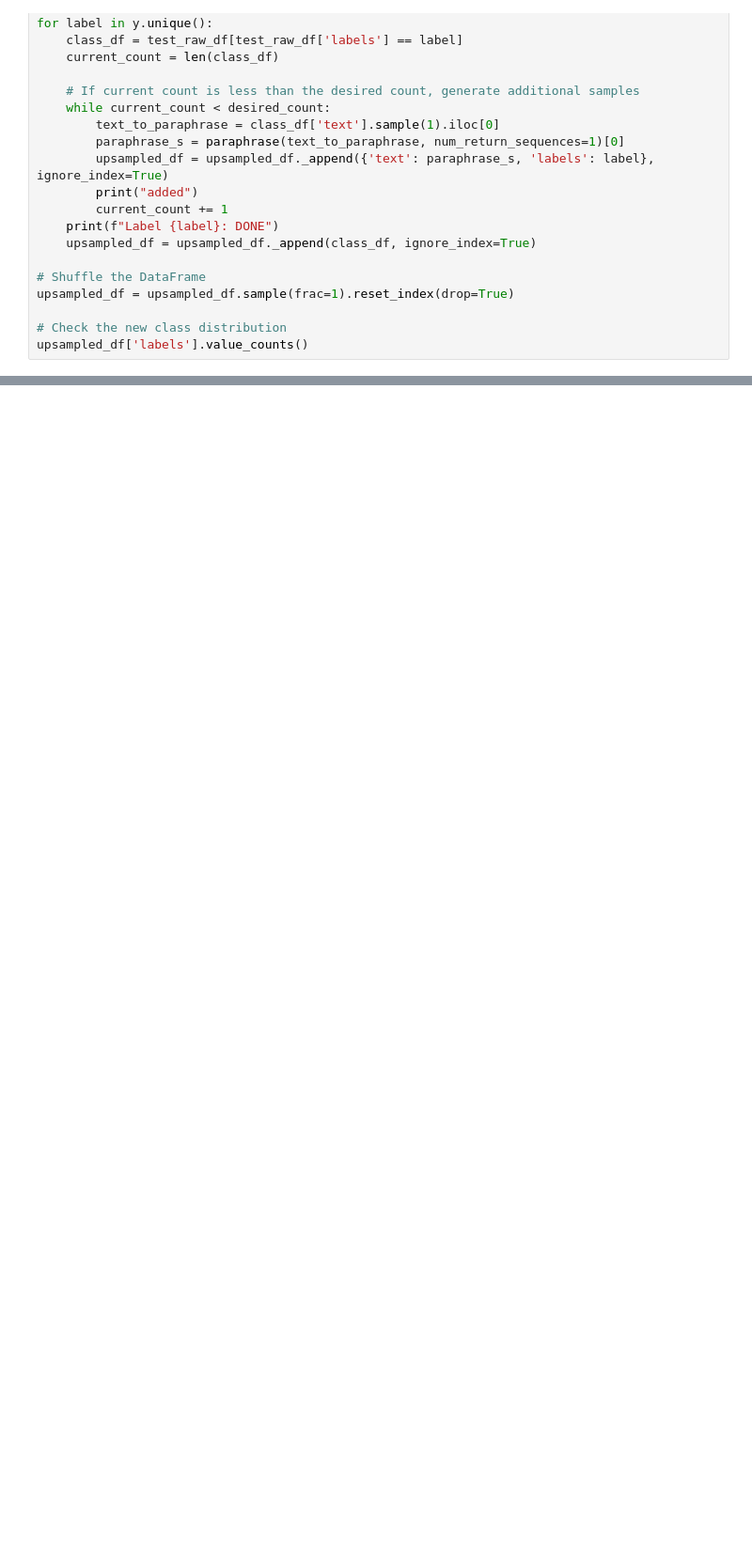
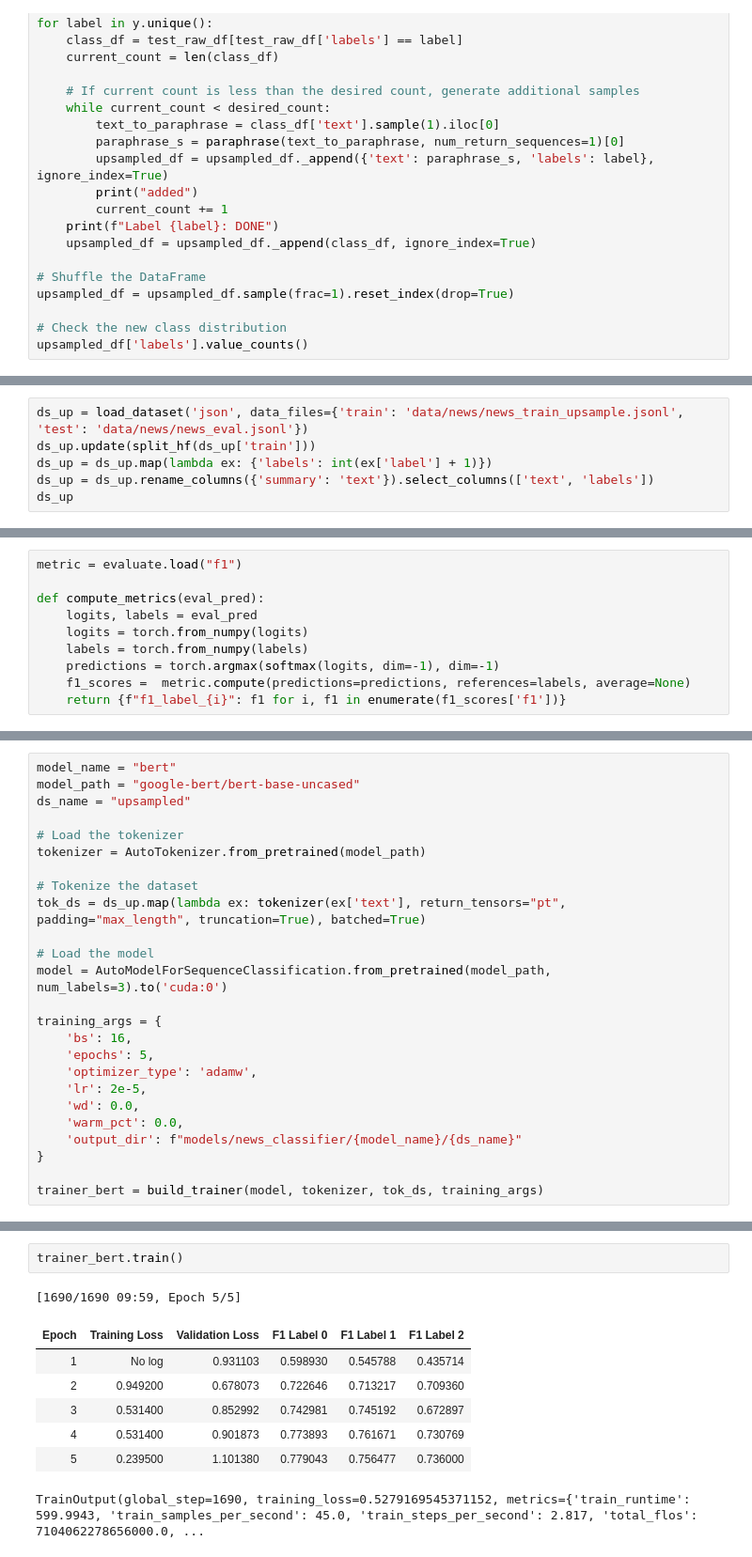
Before and after one commit to paultltc/InflaBERT, a Jupyter notebook: inflabert.ipynb, the cells around one changed output, grey strips where cells are left out. Shown: that part at 94% size. Saved outputs shown, nothing was run; the diff lists cells and outputs as text; blank space fills up the shorter version.

```diff
--- a/inflabert.ipynb
+++ b/inflabert.ipynb
@@ -673,0 +705,6 @@ upsampled_df['labels'].value_counts()
+# %%
+ds_up = load_dataset('json', data_files={'train': 'data/news/news_train_upsample.jsonl', 'test': 'data/news/news_eval.jsonl'})
+ds_up.update(split_hf(ds_up['train']))
+ds_up = ds_up.map(lambda ex: {'labels': int(ex['label'] + 1)})
+ds_up = ds_up.rename_columns({'summary': 'text'}).select_columns(['text', 'labels'])
+ds_up
@@ -673,0 +749,10 @@ upsampled_df['labels'].value_counts()
+# %%
+metric = evaluate.load("f1")
+
+def compute_metrics(eval_pred):
+    logits, labels = eval_pred
+    logits = torch.from_numpy(logits)
+    labels = torch.from_numpy(labels)
+    predictions = torch.argmax(softmax(logits, dim=-1), dim=-1)
+    f1_scores =  metric.compute(predictions=predictions, references=labels, average=None)
+    return {f"f1_label_{i}": f1 for i, f1 in enumerate(f1_scores['f1'])}
@@ -673,0 +816,25 @@ upsampled_df['labels'].value_counts()
+# %%
+model_name = "bert"
+model_path = "google-bert/bert-base-uncased"
+ds_name = "upsampled"
+
+# Load the tokenizer
+tokenizer = AutoTokenizer.from_pretrained(model_path)
+
+# Tokenize the dataset
+tok_ds = ds_up.map(lambda ex: tokenizer(ex['text'], return_tensors="pt", padding="max_length", truncation=True), batched=True)
+
+# Load the model
+model = AutoModelForSequenceClassification.from_pretrained(model_path, num_labels=3).to('cuda:0')
+
+training_args = {
+    'bs': 16,
+    'epochs': 5,
+    'optimizer_type': 'adamw',
+    'lr': 2e-5,
+    'wd': 0.0,
+    'warm_pct': 0.0,
+    'output_dir': f"models/news_classifier/{model_name}/{ds_name}"
+}
+
+trainer_bert = build_trainer(model, tokenizer, tok_ds, training_args)
@@ -673,0 +844,11 @@ upsampled_df['labels'].value_counts()
+# %%
+trainer_bert.train()
+# %% [output]
+[1690/1690 09:59, Epoch 5/5]
+| Epoch | Training Loss | Validation Loss | F1 Label 0 | F1 Label 1 | F1 Label 2 |
+| 1 | No log | 0.931103 | 0.598930 | 0.545788 | 0.435714 |
+| 2 | 0.949200 | 0.678073 | 0.722646 | 0.713217 | 0.709360 |
+| 3 | 0.531400 | 0.852992 | 0.742981 | 0.745192 | 0.672897 |
+| 4 | 0.531400 | 0.901873 | 0.773893 | 0.761671 | 0.730769 |
+| 5 | 0.239500 | 1.101380 | 0.779043 | 0.756477 | 0.736000 |
+TrainOutput(global_step=1690, training_loss=0.5279169545371152, metrics={'train_runtime': 599.9943, 'train_samples_per_second': 45.0, 'train_steps_per_second': 2.817, 'total_flos': 7104062278656000.0, ...
```
Also changed, not shown: parts of 25 cells of this notebook, 1 other file.
